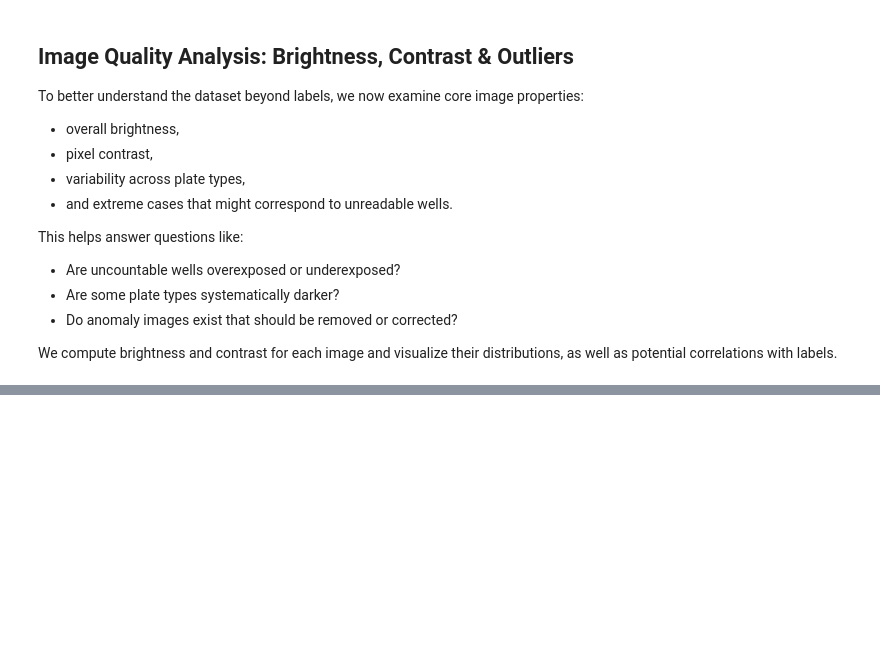
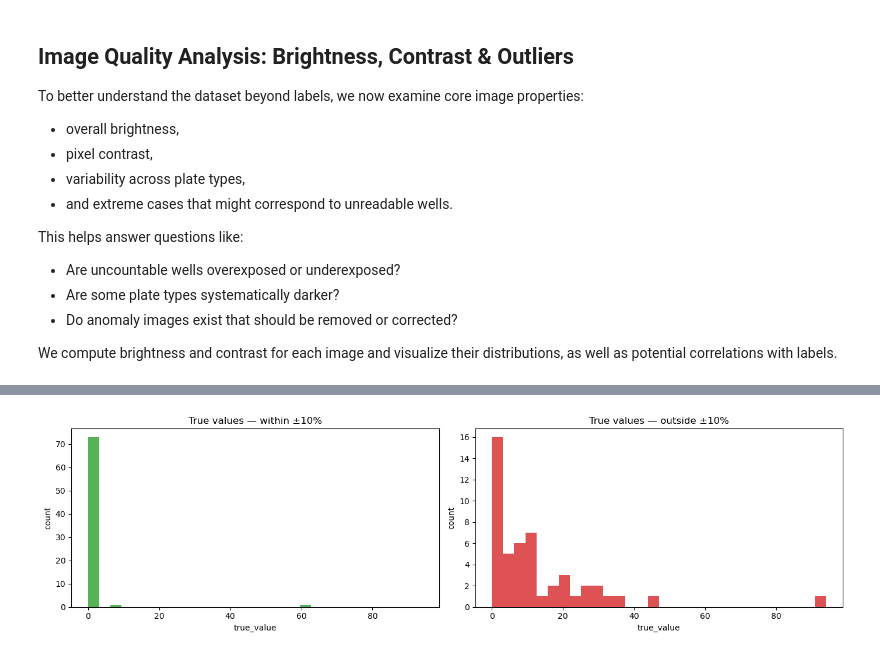
Before and after one commit to JulienErblandEPFL/Colony_counter, a Jupyter notebook: data_analysis.ipynb, the cells around one changed output, grey strips where cells are left out. Drawn from its saved outputs; the diff is of its cells as text; code cells hidden in the pictures; blank space fills up the shorter version.

```diff
--- a/data_analysis.ipynb
+++ b/data_analysis.ipynb
@@ -243,0 +302,82 @@ We compute brightness and contrast for each image and visualize their distributi
+# %%
+
+# Nouvelle cellule : comparaison predicted_count vs true_value (marge 10%)
+import pandas as pd
+import numpy as np
+import matplotlib.pyplot as plt
+
+PRED_CSV = "pipeline_results.csv"
+preds = pd.read_csv(PRED_CSV)
+
+# Coerce en numérique (les cases vides deviennent NaN)
+preds['predicted_count'] = pd.to_numeric(preds['predicted_count'], errors='coerce')
+preds['true_value'] = pd.to_numeric(preds['true_value'], errors='coerce')
+
+# Exclure les cas non comparables (true_value == -1 = uncountable)
+comp = preds[preds['true_value'] != -1].copy()
+
+# Définir la condition "within 10%"
+def within_10pct(row):
+    tv = row['true_value']
+    pc = row['predicted_count']
+    if np.isnan(pc) or np.isnan(tv):
+        return False
+    if tv == 0:
+        # tolérance absolue pour zéro (autorise petites prédictions proches de 0)
+        return abs(pc) <= 0.5
+    return abs(pc - tv) <= 0.10 * tv
+
+comp['within_10pct'] = comp.apply(within_10pct, axis=1)
+
+# Résumé
+n_total = len(comp)
+n_within = comp['within_10pct'].sum()
+n_out = n_total - n_within
+pct_within = 100 * n_within / n_total if n_total else 0
+
+print(f"Comparable samples (true_value != -1): {n_total}")
+print(f"Within ±10%: {n_within} ({pct_within:.1f}%)  |  Outside: {n_out}")
+
+# Histogrammes côte à côte : true_value pour bons vs mauvais
+bins = np.histogram_bin_edges(comp['true_value'].dropna(), bins=30)
+
+fig, axes = plt.subplots(1,2, figsize=(14,4))
+axes[0].hist(comp[comp['within_10pct']]['true_value'], bins=bins, color='tab:green', alpha=0.8)
+axes[0].set_title('True values — within ±10%')
+axes[0].set_xlabel('true_value')
+axes[0].set_ylabel('count')
+
+axes[1].hist(comp[~comp['within_10pct']]['true_value'], bins=bins, color='tab:red', alpha=0.8)
+axes[1].set_title('True values — outside ±10%')
+axes[1].set_xlabel('true_value')
+axes[1].set_ylabel('count')
+
+plt.tight_layout()
+plt.show()
+
+# Scatter predicted vs true avec lignes ±10%
+tv = comp['true_value']
+pc = comp['predicted_count']
+mask_valid = ~pc.isna()
+
+plt.figure(figsize=(6,6))
+plt.scatter(tv[mask_valid & comp['within_10pct']], pc[mask_valid & comp['within_10pct']],
+            color='tab:green', label='within ±10%', alpha=0.7)
+plt.scatter(tv[mask_valid & ~comp['within_10pct']], pc[mask_valid & ~comp['within_10pct']],
+            color='tab:red', label='outside ±10%', alpha=0.7)
+
+# identite et bandes
+lims = [0, max(tv.max(), pc.max(skipna=True) if not pc.dropna().empty else 1)]
+plt.plot(lims, lims, 'k--', linewidth=1)  # y = x
+plt.plot(lims, [l*1.10 for l in lims], 'k:', linewidth=1)  # +10%
+plt.plot(lims, [l*0.90 for l in lims], 'k:', linewidth=1)  # -10%
+
+plt.xlim(lims)
+plt.ylim(lims)
+plt.xlabel('true_value')
+plt.ylabel('predicted_count')
+plt.title('predicted_count vs true_value (±10% bands)')
+plt.legend()
+plt.grid(alpha=0.3)
+plt.show()
+# %% [output]
@@ -243,0 +386 @@ We compute brightness and contrast for each image and visualize their distributi
+[figure, added]
```
Also changed, not shown: parts of 4 cells of this notebook.
